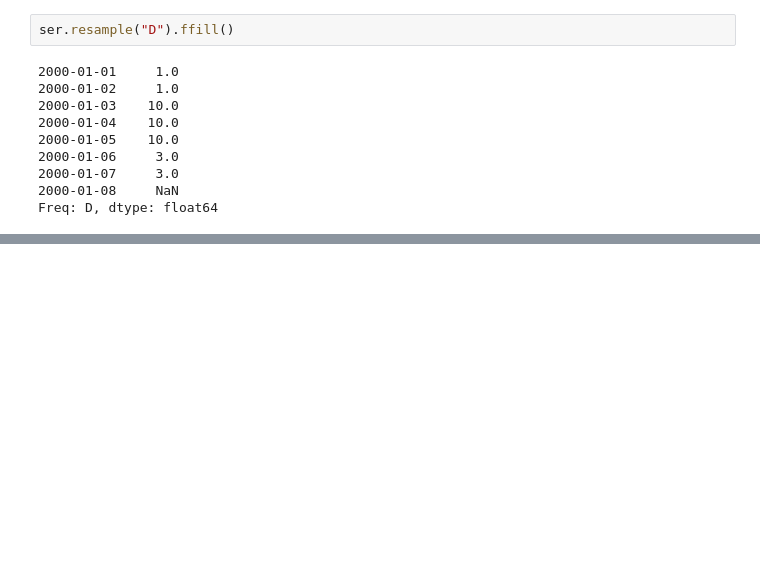
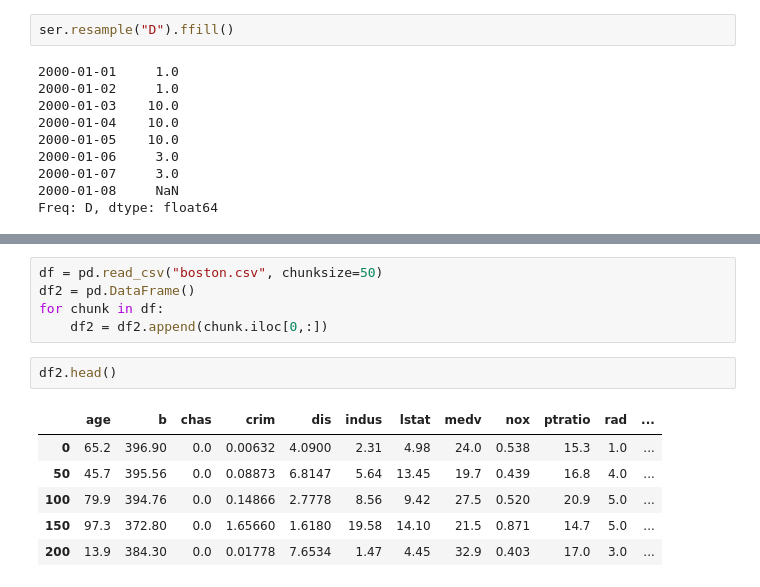
Before and after one commit to robineriksson/HackerRankSolutions, a Jupyter notebook: pandasChallenges/101 pandas excercises for Data analytics.ipynb, the cells around one changed output, grey strips where cells are left out. Cells and saved outputs as stored; diff of their text form; blank space fills up the shorter version.

```diff
--- a/pandasChallenges/101 pandas excercises for Data analytics.ipynb
+++ b/pandasChallenges/101 pandas excercises for Data analytics.ipynb
@@ -535,0 +555,14 @@ Freq: D, dtype: float64
+# %%
+df = pd.read_csv("boston.csv", chunksize=50)
+df2 = pd.DataFrame()
+for chunk in df:
+    df2 = df2.append(chunk.iloc[0,:])
+# %%
+df2.head()
+# %% [output]
+|  | age | b | chas | crim | dis | indus | lstat | medv | nox | ptratio | rad | ... |
+| 0 | 65.2 | 396.90 | 0.0 | 0.00632 | 4.0900 | 2.31 | 4.98 | 24.0 | 0.538 | 15.3 | 1.0 | ... |
+| 50 | 45.7 | 395.56 | 0.0 | 0.08873 | 6.8147 | 5.64 | 13.45 | 19.7 | 0.439 | 16.8 | 4.0 | ... |
+| 100 | 79.9 | 394.76 | 0.0 | 0.14866 | 2.7778 | 8.56 | 9.42 | 27.5 | 0.520 | 20.9 | 5.0 | ... |
+| 150 | 97.3 | 372.80 | 0.0 | 1.65660 | 1.6180 | 19.58 | 14.10 | 21.5 | 0.871 | 14.7 | 5.0 | ... |
+| 200 | 13.9 | 384.30 | 0.0 | 0.01778 | 7.6534 | 1.47 | 4.45 | 32.9 | 0.403 | 17.0 | 3.0 | ... |
```
Also changed, not shown: parts of 42 cells of this notebook, 2 other files.
